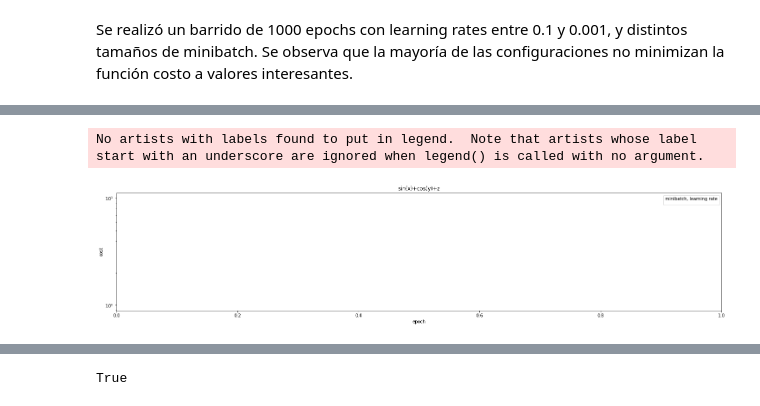
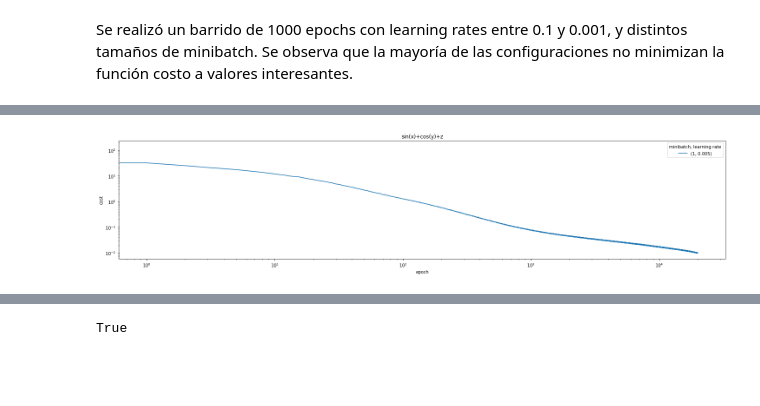
Before and after one commit to xvan/RedesNeuronales, a Jupyter notebook: TP2/tp2/tp2.ipynb, the cells around one changed output, grey strips where cells are left out. Saved outputs shown, nothing was run; the diff lists cells and outputs as text; code cells hidden in the pictures; blank space fills up the shorter version.

```diff
--- a/TP2/tp2/tp2.ipynb
+++ b/TP2/tp2/tp2.ipynb
@@ -489,0 +489,7 @@ with open("data/minibatch.pkl","rb") as fi:
+# %%
+all_sim_data=[]
+sim_data_files = [(100,"data/minibatch_100h_20000e.pkl"),(25,"data/minibatch_25h_20000e_LL.pkl"), (15, "data/minibatch_15h_20000e.pkl"), (25, "minibatch_25h_1000e.pkl")]
+for nn,fname in sim_data_files:
+    with open(fname,"rb") as fi:
+        sim_data = pickle.load(fi)
+        all_sim_data = pickle
@@ -490,10 +498,10 @@ with open("data/minibatch.pkl","rb") as fi:
 # %%
 for data in sim_data:
-    error = [pair[0] for pair in data[3]]
+    error = [pair[0]/3 for pair in data[3]]
     plt.plot(error, label = "(%i, %0.3f)" % data[:2])
 plt.yscale("log")
-plt.xscale("log")
+#plt.xscale("log")
 plt.xlabel("epoch")
 plt.ylabel("cost")
-#plt.legend(title = "minibatch, learning rate")
+plt.legend(title = "minibatch, learning rate")
 plt.title("sin(x)+cos(y)+z")
@@ -503,9 +508,9 @@ Text(0.5, 1.0, 'sin(x)+cos(y)+z')
 # %% [markdown]
 Se realizó un barrido de 1000 epochs con learning rates entre 0.1 y 0.001, y distintos tamaños de minibatch. Se observa que la mayoría de las configuraciones no minimizan la función costo a valores interesantes.
 # %%
-filtered_data = [data for data in sim_data if data[3][-1][0] < 0.4]
+filtered_data = [data for data in sim_data if np.min(np.array(data[3])[0,:]/3) < 0.05]
 for data in filtered_data:
-    error = [pair[0] for pair in data[3]]
+    error = [pair[0]/3 for pair in data[3]]
     plt.plot(error, label = "(%i, %0.3f)" % data[:2])
 plt.yscale("log")
 plt.xlabel("epoch")
@@ -519,14 +521,26 @@ No artists with labels found to put in legend.  Note that artists whose label st
 # %%
-filtered_data = [data for data in sim_data if data[3][-1][0] < 0.1]
+filtered_data = [data for data in sim_data if np.min(np.array(data[3])[0,:]/3) < 0.01]
 for data in filtered_data:
-    error = [pair[0] for pair in data[3]]
+    error = [pair[0]/3 for pair in data[3]]
     plt.plot(error, label = "(%i, %0.3f)" % data[:2])
 plt.yscale("log")
 plt.xlabel("epoch")
+plt.xscale("log")
 plt.ylabel("cost")
-plt.legend(title = "minibatch, learning rate")
+plt.legend(title = "minibatch, learning rate",ncol=2)
 plt.title("sin(x)+cos(y)+z")
 filtered_data = sim_data
-# %% [output]
-No artists with labels found to put in legend.  Note that artists whose label start with an underscore are ignored when legend() is called with no argument.
-[figure, removed]
+# %%
+filtered_data = [data for data in sim_data if np.min(np.array(data[3])[0,:]/3) < 0.01]
+for data in filtered_data:
+    error = [pair[0]/3 for pair in data[3]]
+    plt.plot(error, label = "(%i, %0.3f)" % data[:2])
+plt.yscale("log")
+plt.xlabel("epoch")
+plt.xscale("log")
+plt.ylabel("cost")
+plt.legend(title = "minibatch, learning rate",ncol=2)
+plt.title("sin(x)+cos(y)+z")
+filtered_data = sim_data
+# %% [output]
+[figure, added]
```
Also changed, not shown: parts of 14 cells of this notebook, 4 other files.
